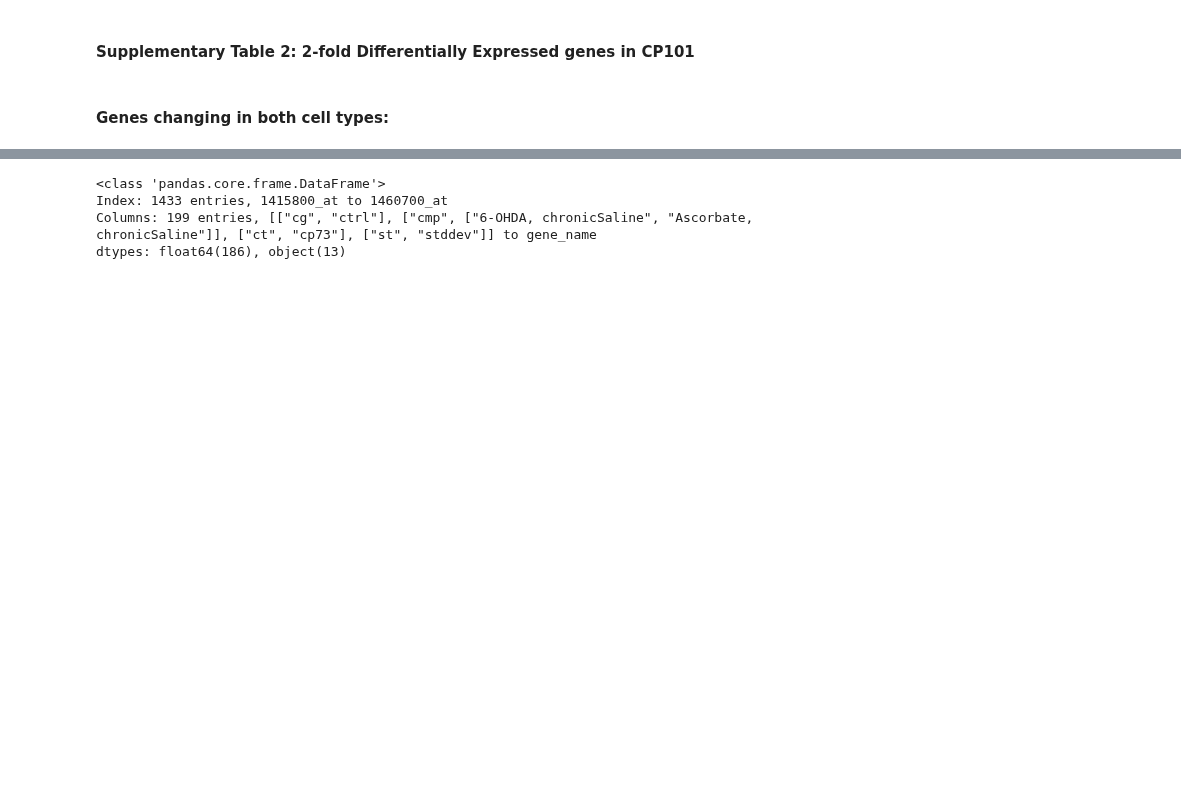
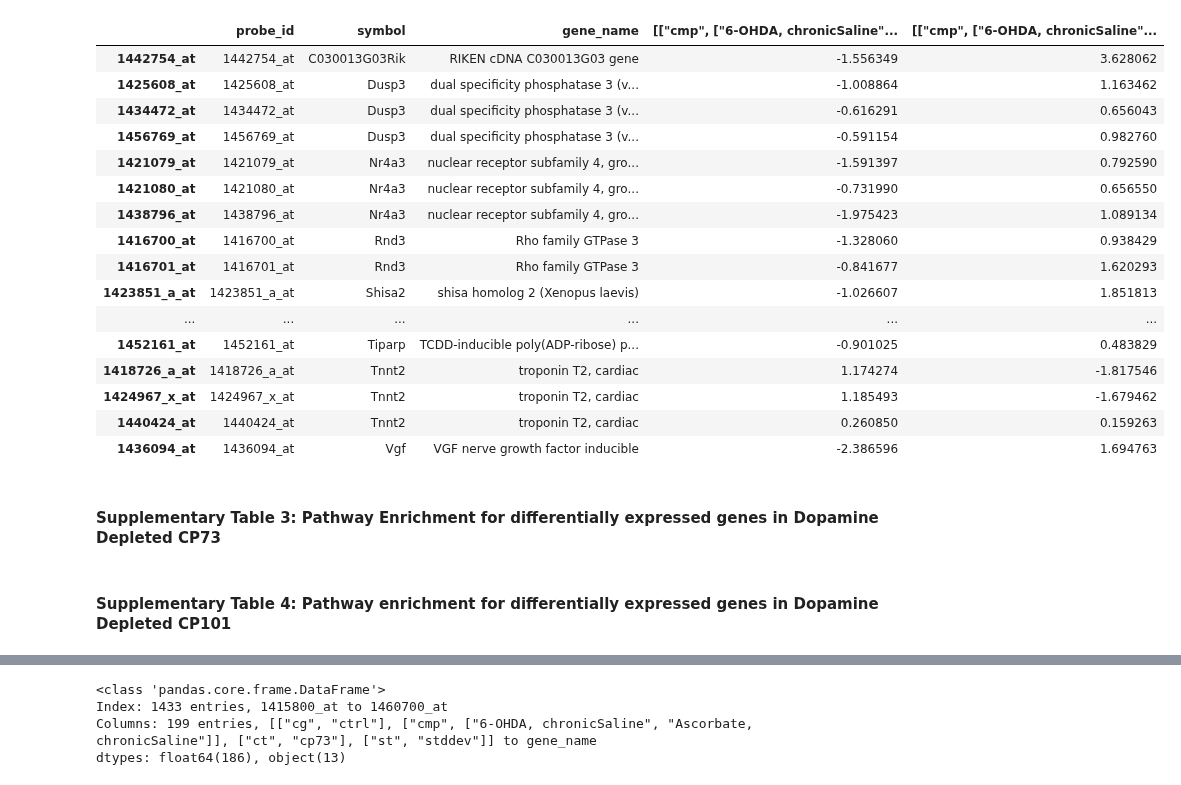
Before and after one commit to aheilbut/pdmouse, a Jupyter notebook: py/pd_supp_tables.ipynb, the cells around one changed output, grey strips where cells are left out. Saved outputs shown, nothing was run; the diff lists cells and outputs as text; code cells hidden in the pictures; blank space fills up the shorter version.

Commit message:
adding notebook to generate the explicitly described supplementary tables

```diff
--- a/py/pd_supp_tables.ipynb
+++ b/py/pd_supp_tables.ipynb
@@ -9,16 +62,13 @@ cp_both_wide_info = cPickle.load( open("/data/adrian/Dropbox/Projects/Broad/PD_m
 # %%
-cp_73_dopamine_depletion = (cp_both_wide_info.select(
-    lambda x: cp_both_wide_info.ix[x,
-        pda.tm.e([  ("cmp", ["6-OHDA, chronicSaline", "Ascorbate, chronicSaline"]),
-            ("ct", "cp73"),
-            ("mc", "bh"),
-            ("st", "pval"),
-            ("tt", "welch ttest")
-        ])] < 0.10
-    and
-        abs(cp_both_wide_info.ix[x,
-        pda.tm.e([  ("cmp", ["6-OHDA, chronicSaline", "Ascorbate, chronicSaline"]),
-            ("ct", "cp73"),
+cn_cp101_bh_ttest_pval = pda.tm.e([  ("cmp", ["6-OHDA, chronicSaline", "Ascorbate, chronicSaline"]), ("ct", "cp101"), ("mc", "bh"), ("st", "pval"),("tt", "welch ttest")])
+cn_cp101_median_foldchange = pda.tm.e([  ("cmp", ["6-OHDA, chronicSaline", "Ascorbate, chronicSaline"]),
+            ("ct", "cp101"),
             ("st", "fc_medians"),
-        ])]) >= 1
-))
+        ])
+cp_101_dopamine_depletion = (cp_both_wide_info.select(
+    lambda x: cp_both_wide_info.ix[x, cn_cp101_bh_ttest_pval] < 0.10
+    and abs(cp_both_wide_info.ix[x, cn_cp101_median_foldchange]) >= 1
+))[["probe_id", "symbol", "gene_name",
+   cn_cp101_bh_ttest_pval,
+   cn_cp101_median_foldchange
+]].sort_index(by=cn_cp101_median_foldchange, ascending=False)
@@ -39,2 +122,30 @@ dtypes: float64(186), object(13)
+# %%
+cp_both_wide_info.select(lambda x:
+    cp_both_wide_info.ix[x, "symbol"] in cp_101_dopamine_depletion_genes.intersection(cp_73_dopamine_depletion_genes)
+    )[
+    ["probe_id", "symbol", "gene_name",
+    cn_cp73_median_foldchange,
+    cn_cp101_median_foldchange]
+].sort_index(by="symbol")
+# %% [output]
+|  | probe_id | symbol | gene_name | [["cmp", ["6-OHDA, chronicSaline"... | [["cmp", ["6-OHDA, chronicSaline"... |
+| 1442754_at | 1442754_at | C030013G03Rik | RIKEN cDNA C030013G03 gene | -1.556349 | 3.628062 |
+| 1425608_at | 1425608_at | Dusp3 | dual specificity phosphatase 3 (v... | -1.008864 | 1.163462 |
+| 1434472_at | 1434472_at | Dusp3 | dual specificity phosphatase 3 (v... | -0.616291 | 0.656043 |
+| 1456769_at | 1456769_at | Dusp3 | dual specificity phosphatase 3 (v... | -0.591154 | 0.982760 |
+| 1421079_at | 1421079_at | Nr4a3 | nuclear receptor subfamily 4, gro... | -1.591397 | 0.792590 |
+| 1421080_at | 1421080_at | Nr4a3 | nuclear receptor subfamily 4, gro... | -0.731990 | 0.656550 |
+| 1438796_at | 1438796_at | Nr4a3 | nuclear receptor subfamily 4, gro... | -1.975423 | 1.089134 |
+| 1416700_at | 1416700_at | Rnd3 | Rho family GTPase 3 | -1.328060 | 0.938429 |
+| 1416701_at | 1416701_at | Rnd3 | Rho family GTPase 3 | -0.841677 | 1.620293 |
+| 1423851_a_at | 1423851_a_at | Shisa2 | shisa homolog 2 (Xenopus laevis) | -1.026607 | 1.851813 |
+| ... | ... | ... | ... | ... | ... |
+| 1452161_at | 1452161_at | Tiparp | TCDD-inducible poly(ADP-ribose) p... | -0.901025 | 0.483829 |
+| 1418726_a_at | 1418726_a_at | Tnnt2 | troponin T2, cardiac | 1.174274 | -1.817546 |
+| 1424967_x_at | 1424967_x_at | Tnnt2 | troponin T2, cardiac | 1.185493 | -1.679462 |
+| 1440424_at | 1440424_at | Tnnt2 | troponin T2, cardiac | 0.260850 | 0.159263 |
+| 1436094_at | 1436094_at | Vgf | VGF nerve growth factor inducible | -2.386596 | 1.694763 |
+# %% [markdown]
+#### Supplementary Table 3: Pathway Enrichment for differentially expressed genes in Dopamine Depleted CP73
 # %% [markdown]
-#### Supplementary Table 2: 2-fold Differentially Expressed genes in CP101
+#### Supplementary Table 4: Pathway enrichment for differentially expressed genes in Dopamine Depleted CP101
@@ -60,2 +151,0 @@ cp_101_dopamine_depletion_genes.discard(nan)
-# %% [markdown]
-#### Genes changing in both cell types:
```
Also changed, not shown: parts of 34 cells of this notebook.
